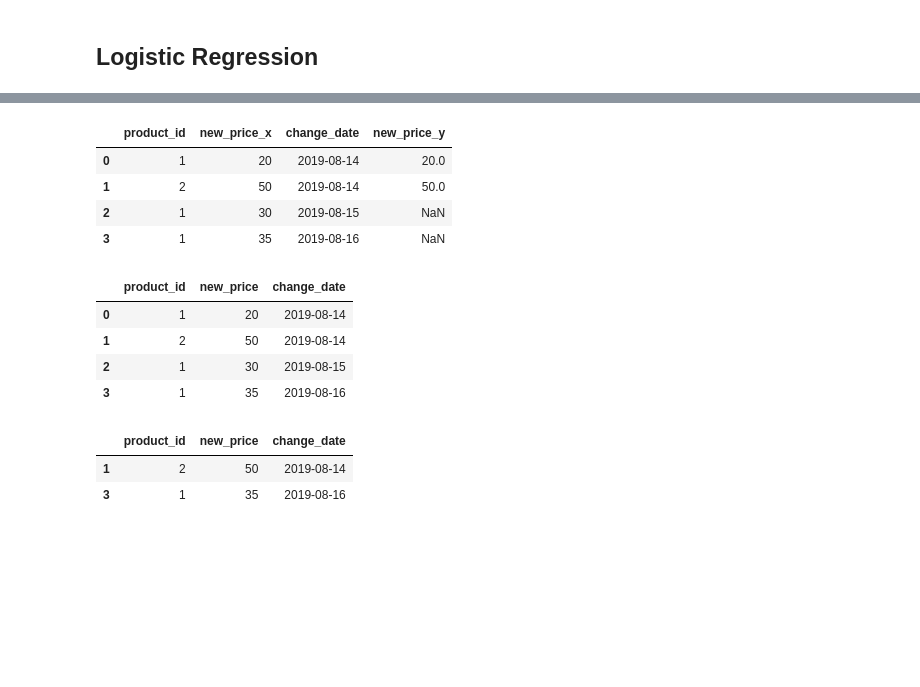
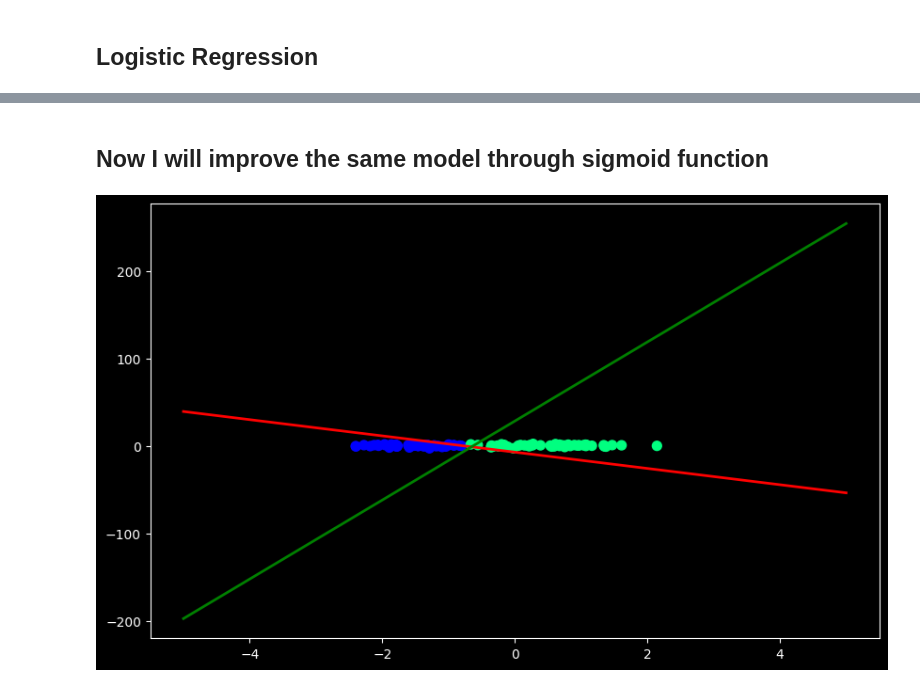
Before and after one commit to SumanGouda/Scikit-Learn-, a Jupyter notebook: LOGISTIC REGRESSION/intro.ipynb, the cells around one changed output, grey strips where cells are left out. Drawn from its saved outputs; the diff is of its cells as text; code cells hidden in the pictures; blank space fills up the shorter version.

Commit message:
learned the code behind logistic regression and sigmoid function

```diff
--- a/LOGISTIC REGRESSION/intro.ipynb
+++ b/LOGISTIC REGRESSION/intro.ipynb
@@ -94,27 +52,36 @@ check(df)
-# %%
-df = df[df['change_date'] <= '2019-08-16']
-req_df = pd.merge(df, check(df), on=['product_id', 'change_date'], how='left')
-req_df
-# %% [output]
-|  | product_id | new_price_x | change_date | new_price_y |
-| 0 | 1 | 20 | 2019-08-14 | 20.0 |
-| 1 | 2 | 50 | 2019-08-14 | 50.0 |
-| 2 | 1 | 30 | 2019-08-15 | NaN |
-| 3 | 1 | 35 | 2019-08-16 | NaN |
-# %%
-df = df[df['change_date'] <= '2019-08-16']
-df.sort_values(by=['change_date'], inplace=True)
-df
-# %% [output]
-|  | product_id | new_price | change_date |
-| 0 | 1 | 20 | 2019-08-14 |
-| 1 | 2 | 50 | 2019-08-14 |
-| 2 | 1 | 30 | 2019-08-15 |
-| 3 | 1 | 35 | 2019-08-16 |
-# %%
-df.drop_duplicates(subset=['product_id'], keep='last', inplace=True)
-df
-# %% [output]
-|  | product_id | new_price | change_date |
-| 1 | 2 | 50 | 2019-08-14 |
-| 3 | 1 | 35 | 2019-08-16 |
+# %% [markdown]
+## Now I will improve the same model through sigmoid function
+# %%
+def sigmoid(z):
+    return 1 / (1 + np.exp(-z))
+
+def perceptron_sig(X, y):
+    X = np.insert(X, 0, 1, axis=1)
+    weights = np.ones(X.shape[1])
+    lr = 0.1
+
+    for i in range(1000):
+        j = np.random.randint(0, y.shape[0])
+        y_pred = sigmoid(np.dot(X[j], weights))
+        weights = weights + lr * (y[j] - y_pred) * X[j]
+
+
+    return weights[0], weights[1:]
+# %%
+sig_intercept, sig_weights = perceptron_sig(X, y)
+# %%
+m = -sig_weights[0] / sig_weights[1]
+b = -sig_intercept / sig_weights[1]
+
+x_input_sig = np.linspace(-5, 5, 100)
+y_input_sig = m * x_input_sig + b
+
+plt.style.use("dark_background")
+
+plt.figure(figsize=(10,6))
+plt.scatter(X[:,0], X[:,1], c=y, cmap='winter', s=50)
+plt.plot(x_input, y_input, color='red', linewidth=2)
+plt.plot(x_input_sig, y_input_sig, color='green', linewidth=2)
+plt.show()
+# %% [output]
+[figure, added]
```
Also changed, not shown: parts of 4 cells of this notebook.
